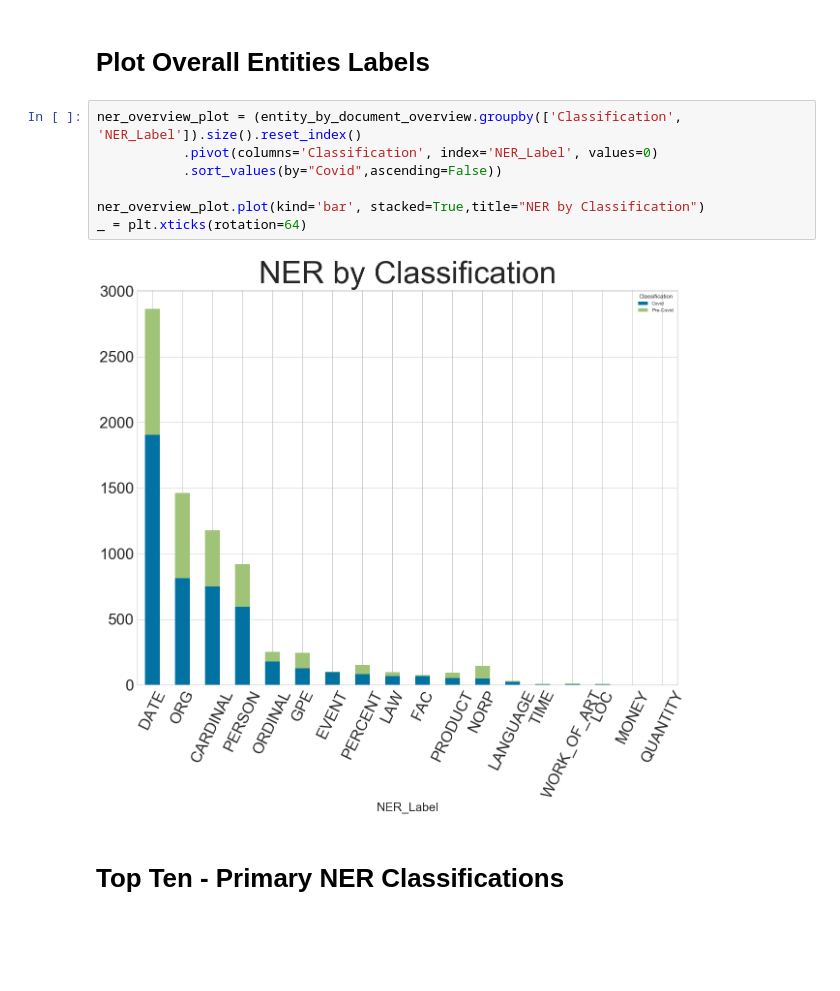
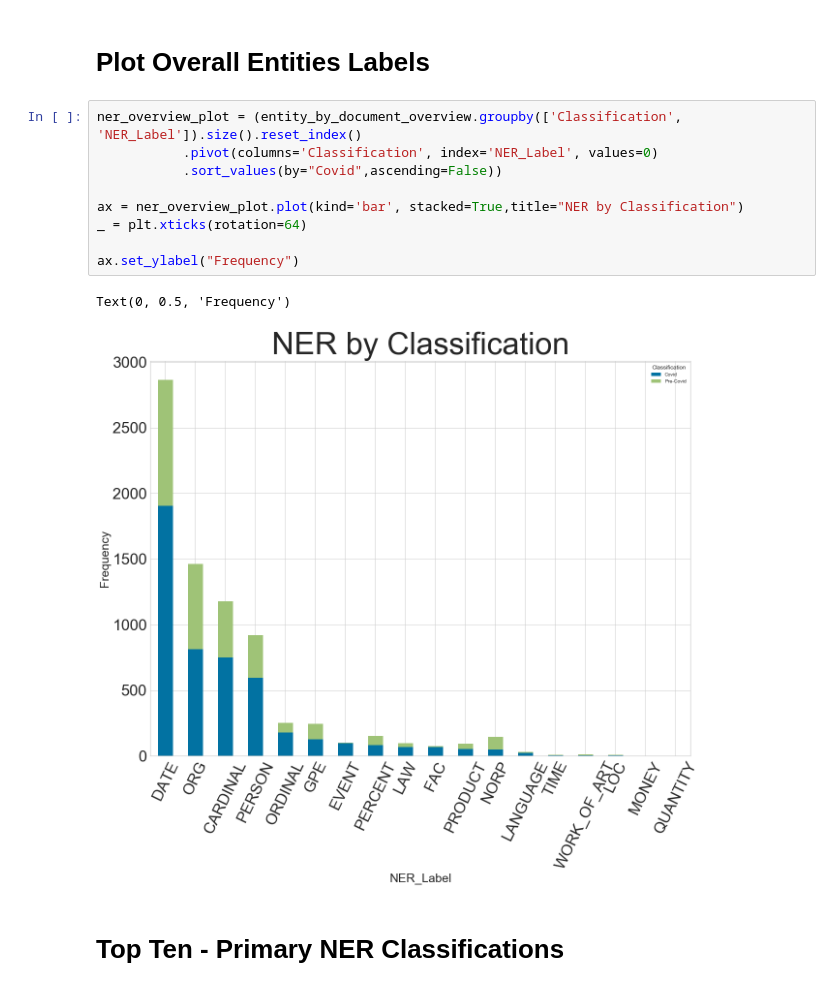
Before and after one commit to VintageGold/Text_Summarization, a Jupyter notebook: notebooks/NER_Analysis.ipynb, the cells around one changed output. Drawn from its saved outputs; the diff is of its cells as text; blank space fills up the shorter version.

Commit message:
Added y_label to plots

```diff
--- a/notebooks/NER_Analysis.ipynb
+++ b/notebooks/NER_Analysis.ipynb
@@ -104,12 +104,15 @@ array(['ORG', 'DATE', 'PERSON', 'CARDINAL', 'ORDINAL', 'LOC', 'GPE',
 # %%
 ner_overview_plot = (entity_by_document_overview.groupby(['Classification', 'NER_Label']).size().reset_index()
            .pivot(columns='Classification', index='NER_Label', values=0)
            .sort_values(by="Covid",ascending=False))
 
-ner_overview_plot.plot(kind='bar', stacked=True,title="NER by Classification")
+ax = ner_overview_plot.plot(kind='bar', stacked=True,title="NER by Classification")
 _ = plt.xticks(rotation=64)
+
+ax.set_ylabel("Frequency")
 # %% [output]
+Text(0, 0.5, 'Frequency')
-[figure, old version]
+[figure, new version]
 # %% [markdown]
 # Top Ten - Primary NER Classifications
 # %%
```
Also changed, not shown: parts of 7 cells of this notebook.
